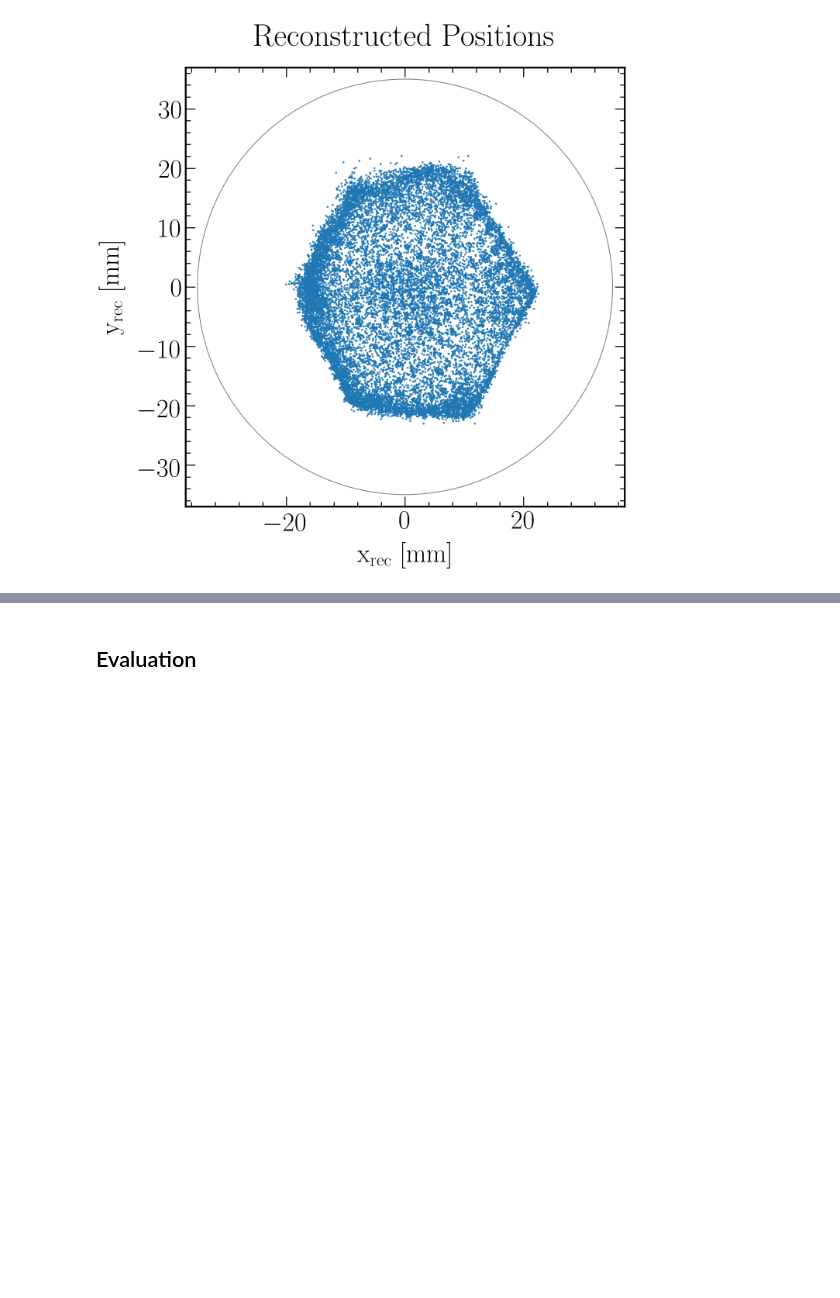
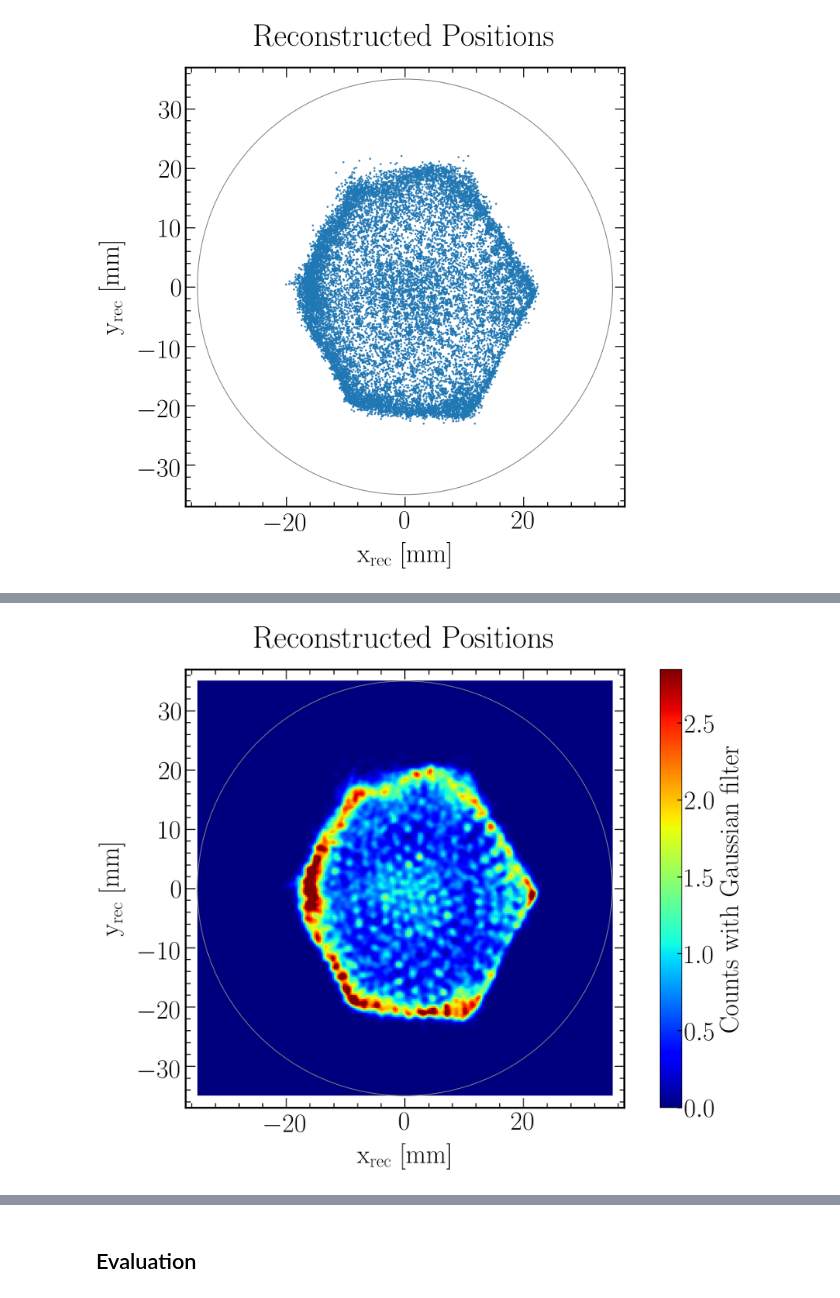
Before and after one commit to AG-Schumann/Xebra_Measurements_Analysis, a Jupyter notebook: Position_Reconstruction_Centroid/XeBRA_Position_Reconstruction_Centroid_Measurements_Analysis.ipynb, the cells around one changed output, grey strips where cells are left out. Saved outputs shown, nothing was run; the diff lists cells and outputs as text; code cells hidden in the pictures; blank space fills up the shorter version.

Commit message:
Heat maps with gaussian filter / nearest neighbors.

```diff
--- a/Position_Reconstruction_Centroid/XeBRA_Position_Reconstruction_Centroid_Measurements_Analysis.ipynb
+++ b/Position_Reconstruction_Centroid/XeBRA_Position_Reconstruction_Centroid_Measurements_Analysis.ipynb
@@ -232,0 +300,77 @@ fig.savefig(filenameprefix+"_Centroid.png", bbox_inches = "tight")
+# %%
+fig=plt.figure(figsize=(16, 10), dpi=150)
+
+## Text options
+plt.rc('text', usetex=True)
+plt.rc('font', family='serif')
+
+## Labels
+label_size = 32.5
+label_pad = 13
+title_size = 39
+title_pad = 26
+
+## Axes Parameters
+axes = plt.gca()
+axes.tick_params(axis='both')
+
+## Axes ---> Linewidth
+for axis in ['top','bottom','left','right']:
+    axes.spines[axis].set_linewidth(2.2)
+
+## Axes ---> Ticks
+axes.xaxis.set_minor_locator(AutoMinorLocator(5))
+plt.tick_params(which='minor', direction='in', labelsize=label_size, top=True, right=True, width=1.2, length=6)
+axes.yaxis.set_minor_locator(AutoMinorLocator(5))
+plt.tick_params(which='minor', direction='in', labelsize=label_size, top=True, right=True, width=1.2, length=6)
+plt.tick_params(which='major', direction='in', labelsize=label_size, top=True, right=True, width=1.2, length=12)
+
+## Data plot
+numberbins = 4*70
+x = x_list
+y = y_list
+
+#plt.hist2d(x, y, bins=numberbins, range = [[-35, 35], [-35, 35]], cmap = 'jet')
+
+s = 1.5
+
+def myplot():
+    heatmap, xedges, yedges = np.histogram2d(x, y, bins=numberbins, range = [[-35, 35], [-35, 35]])
+    heatmap = gaussian_filter(heatmap, sigma=s)
+
+    extent = [xedges[0], xedges[-1], yedges[0], yedges[-1]]
+    return heatmap.T, extent
+
+heatmap, extent = myplot()
+plt.imshow(heatmap, extent=extent, origin='lower', cmap=cm.jet, interpolation='none')
+
+plt.xlim(-37,37)
+plt.ylim(-37,37)
+
+plt.xlabel('x$_\mathrm{rec}$ [mm]', fontsize = label_size, labelpad = label_pad)
+plt.ylabel('y$_\mathrm{rec}$ [mm]', fontsize = label_size, labelpad = label_pad)
+plt.title('Reconstructed Positions', fontsize = title_size, pad = title_pad)
+
+currentAxis = plt.gca()
+circle = plt.Circle((0., 0.), 35., color='gray', linestyle = '-', fill=False)
+currentAxis.add_artist(circle)
+
+# Colorbar
+cbar = plt.colorbar()
+cbar.outline.set_linewidth(2.2)
+cbar.ax.tick_params(direction='in', labelsize=label_size, width=1.2, length=6)
+cbar.set_label(label='Counts with Gaussian filter', fontsize=label_size)
+
+r_fiducial = 20 # fiducial radius in mm
+cut_fiducial = np.hypot(x_list, y_list)<r_fiducial
+n, xedges, yedges = np.histogram2d(x[cut_fiducial], y[cut_fiducial], bins=numberbins, range = [[-35, 35], [-35, 35]])
+n = gaussian_filter(n, sigma=s)
+#plt.clim(0.0, np.amax(n))
+plt.clim(0.0, np.percentile(n[n>0], 99))
+
+plt.gca().set_aspect('equal', adjustable='box')
+
+plt.show()
+fig.savefig(filenameprefix+"_Centroid_cmap_filter.png", bbox_inches = "tight")
+# %% [output]
+[figure, added]
```
Also changed, not shown: parts of 6 cells of this notebook, 42 other files.
